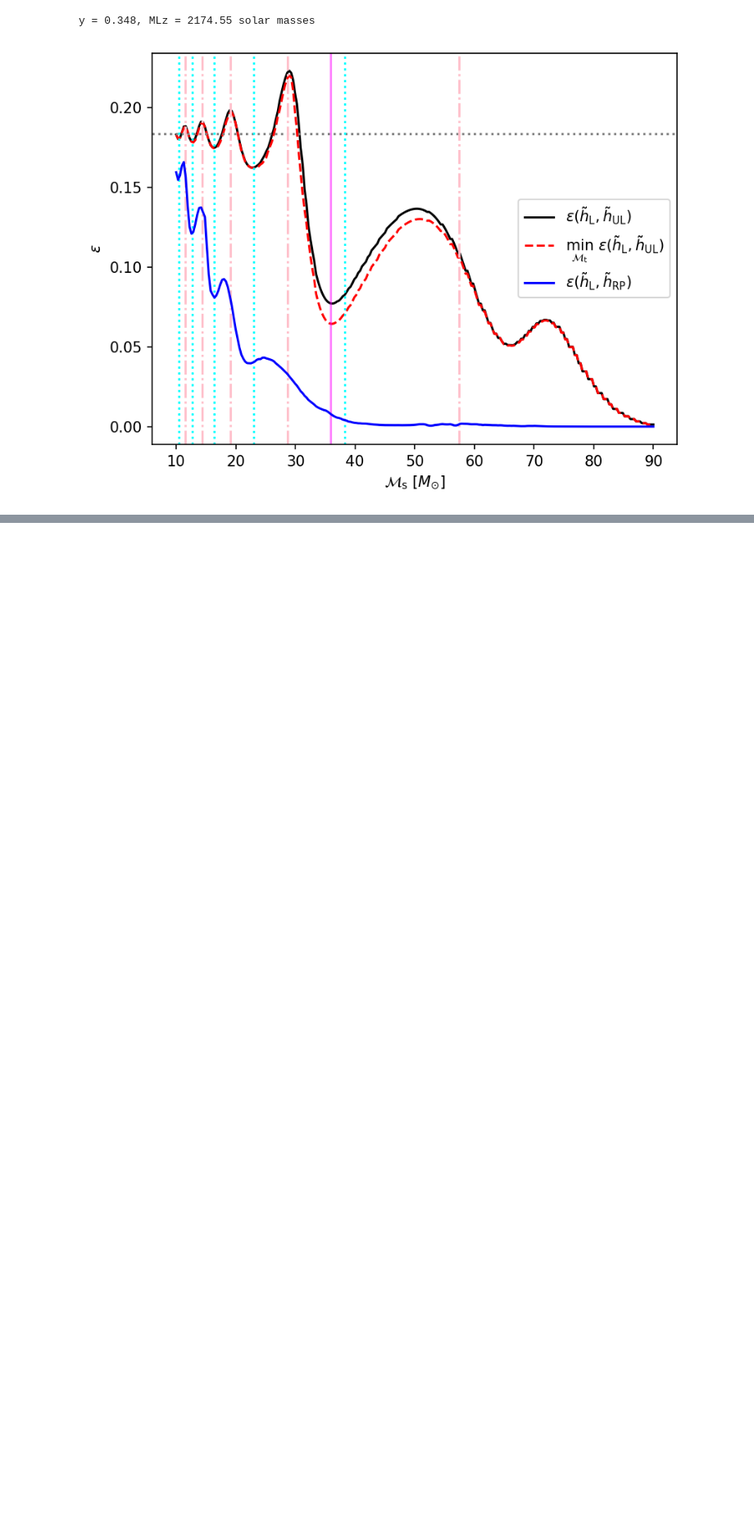
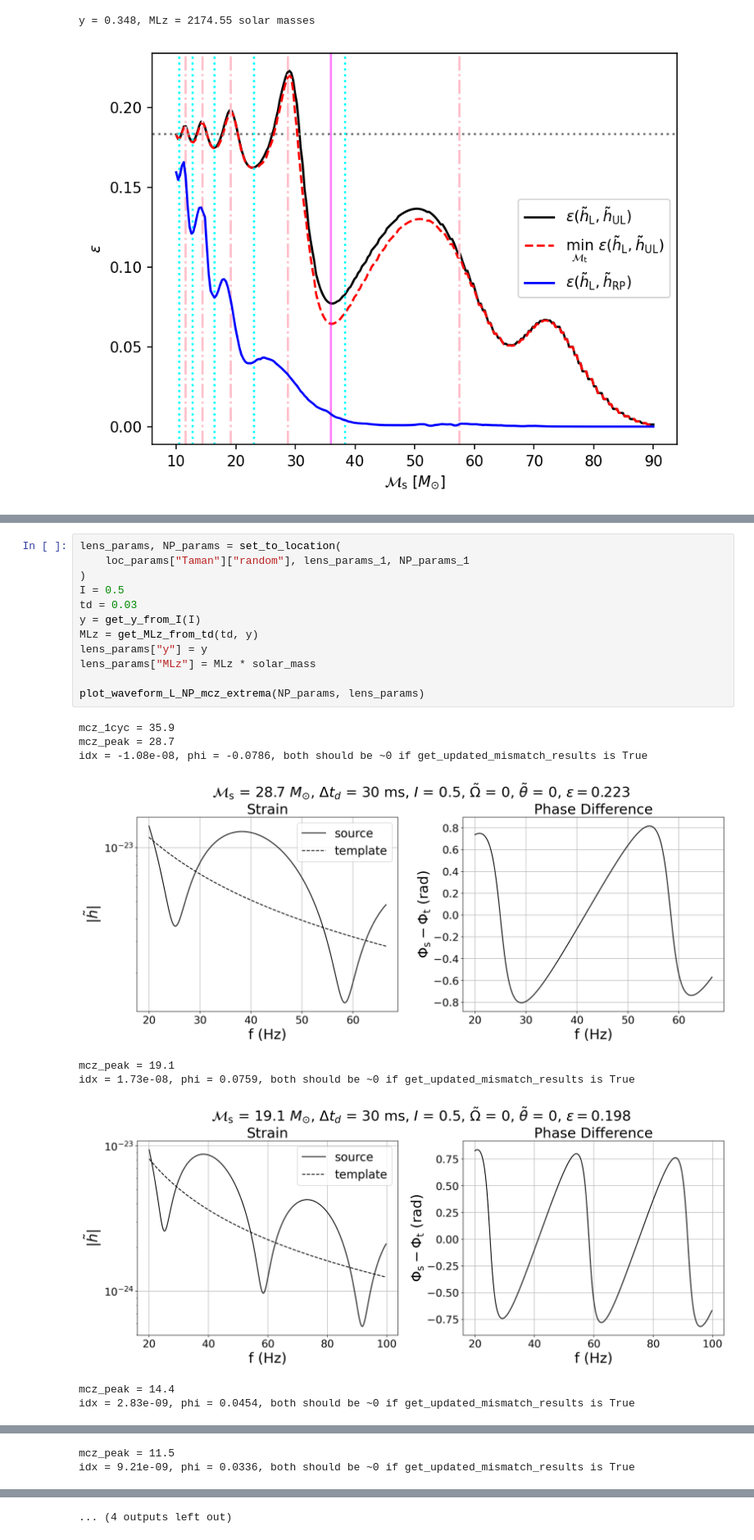
Before and after one commit to fairytien/lensing_and_precession, a Jupyter notebook: notebooks/mismatch_mcz_L_NP-ver3-paper.ipynb, the cells around one changed output, grey strips where cells are left out. Shown at 82% size. Cells and saved outputs as stored; diff of their text form; blank space fills up the shorter version.

Commit message:
Investigate waveforms of the peaks and troughs of mismatch L vs NP over `mcz`

```diff
--- a/notebooks/mismatch_mcz_L_NP-ver3-paper.ipynb
+++ b/notebooks/mismatch_mcz_L_NP-ver3-paper.ipynb
@@ -219,0 +270,22 @@ y = 0.348, MLz = 2174.55 solar masses
+# %%
+lens_params, NP_params = set_to_location(
+    loc_params["Taman"]["random"], lens_params_1, NP_params_1
+)
+I = 0.5
+td = 0.03
+y = get_y_from_I(I)
+MLz = get_MLz_from_td(td, y)
+lens_params["y"] = y
+lens_params["MLz"] = MLz * solar_mass
+
+plot_waveform_L_NP_mcz_extrema(NP_params, lens_params)
+# %% [output]
+mcz_1cyc = 35.9
+mcz_peak = 28.7
+idx = -1.08e-08, phi = -0.0786, both should be ~0 if get_updated_mismatch_results is True
+[figure, added]
+mcz_peak = 19.1
+idx = 1.73e-08, phi = 0.0759, both should be ~0 if get_updated_mismatch_results is True
+[figure, added]
+mcz_peak = 14.4
+idx = 2.83e-09, phi = 0.0454, both should be ~0 if get_updated_mismatch_results is True
@@ -219,0 +293,2 @@ y = 0.348, MLz = 2174.55 solar masses
+mcz_peak = 11.5
+idx = 9.21e-09, phi = 0.0336, both should be ~0 if get_updated_mismatch_results is True
@@ -219,0 +302 @@ y = 0.348, MLz = 2174.55 solar masses
+... (4 outputs left out)
```
Also changed, not shown: parts of 4 cells of this notebook.
